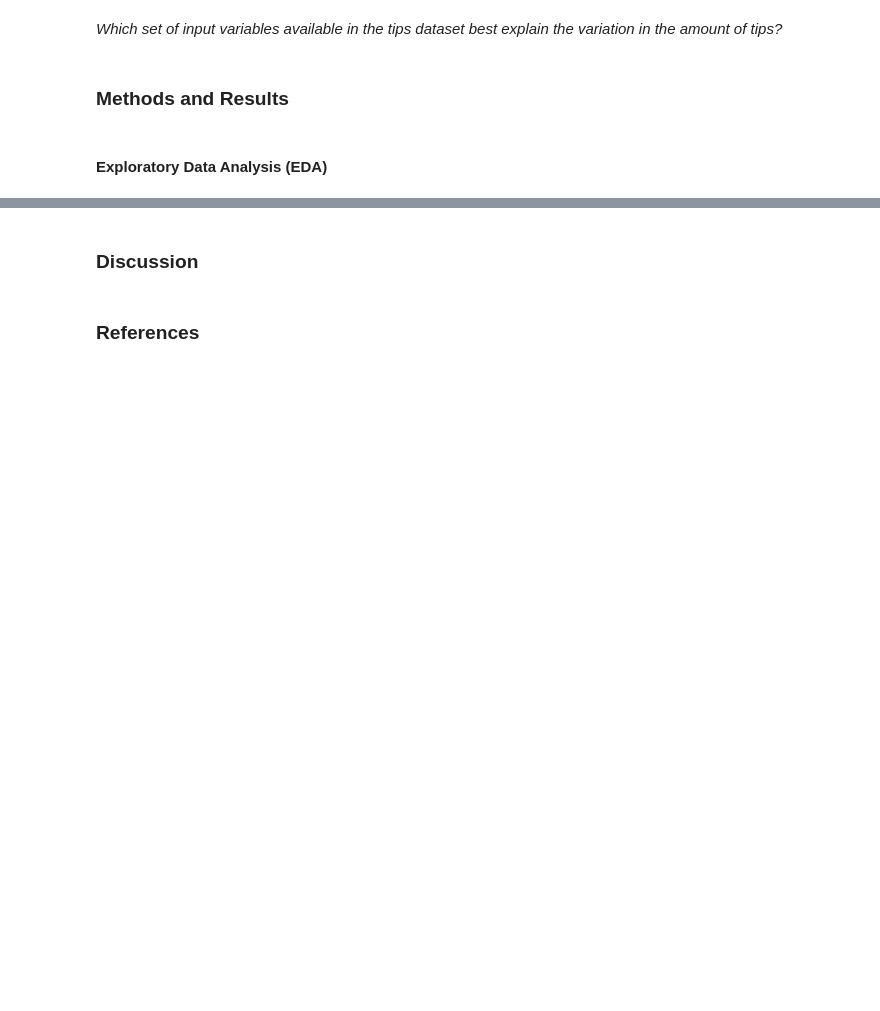
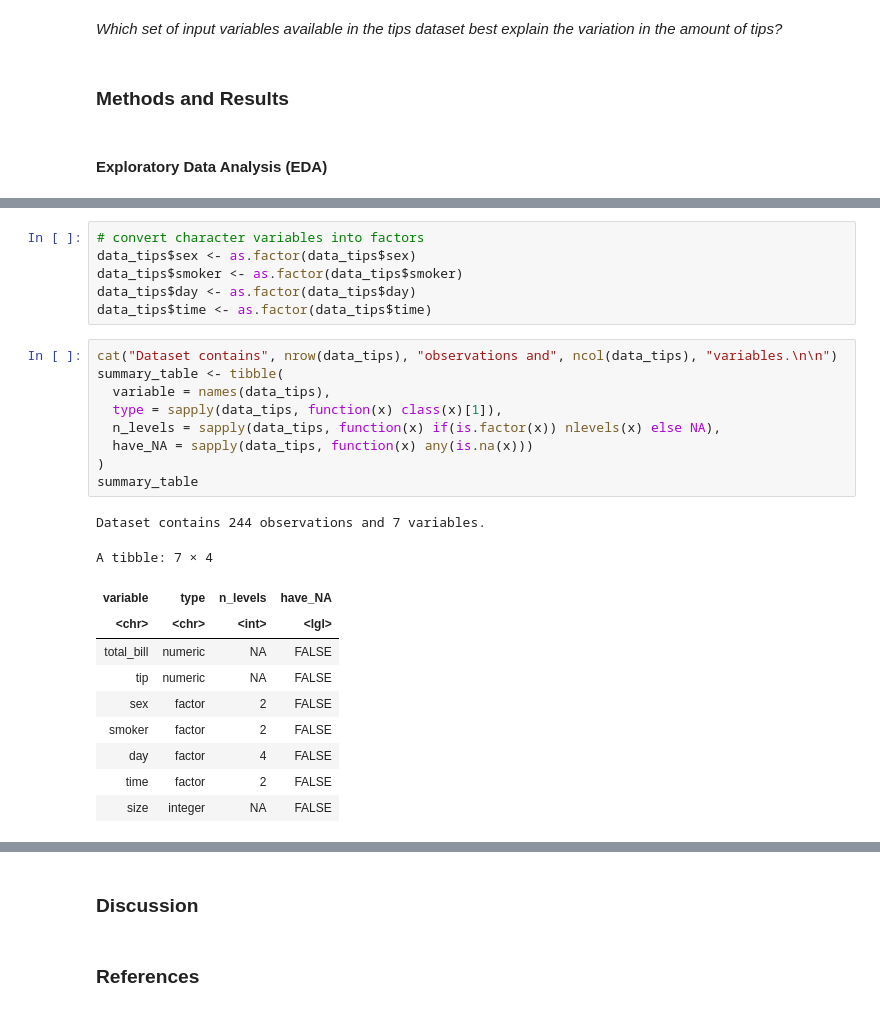
Before and after one commit to JustinTrenchcoat/STAT_301_Personal_Project, a Jupyter notebook: group_report.ipynb, the cells around one changed output, grey strips where cells are left out. Saved outputs shown, nothing was run; the diff lists cells and outputs as text; blank space fills up the shorter version.

```diff
--- a/group_report.ipynb
+++ b/group_report.ipynb
@@ -46,0 +68,27 @@ A data.frame: 6 × 7
+# %%
+# convert character variables into factors
+data_tips$sex <- as.factor(data_tips$sex)
+data_tips$smoker <- as.factor(data_tips$smoker)
+data_tips$day <- as.factor(data_tips$day)
+data_tips$time <- as.factor(data_tips$time)
+# %%
+cat("Dataset contains", nrow(data_tips), "observations and", ncol(data_tips), "variables.\n\n")
+summary_table <- tibble(
+  variable = names(data_tips),
+  type = sapply(data_tips, function(x) class(x)[1]),
+  n_levels = sapply(data_tips, function(x) if(is.factor(x)) nlevels(x) else NA),
+  have_NA = sapply(data_tips, function(x) any(is.na(x)))
+)
+summary_table
+# %% [output]
+Dataset contains 244 observations and 7 variables.
+A tibble: 7 × 4
+| variable | type | n_levels | have_NA |
+| <chr> | <chr> | <int> | <lgl> |
+| total_bill | numeric | NA | FALSE |
+| tip | numeric | NA | FALSE |
+| sex | factor | 2 | FALSE |
+| smoker | factor | 2 | FALSE |
+| day | factor | 4 | FALSE |
+| time | factor | 2 | FALSE |
+| size | integer | NA | FALSE |
```
Also changed, not shown: parts of 11 cells of this notebook.
